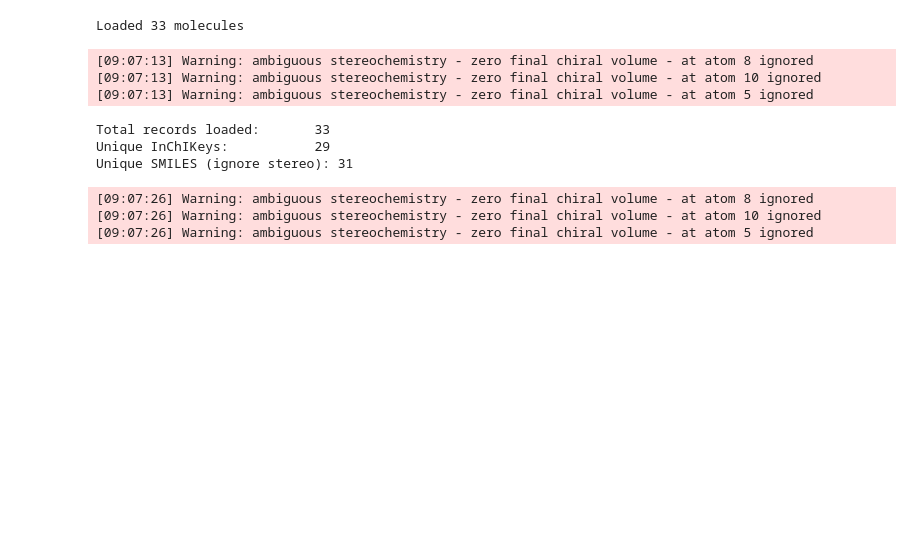
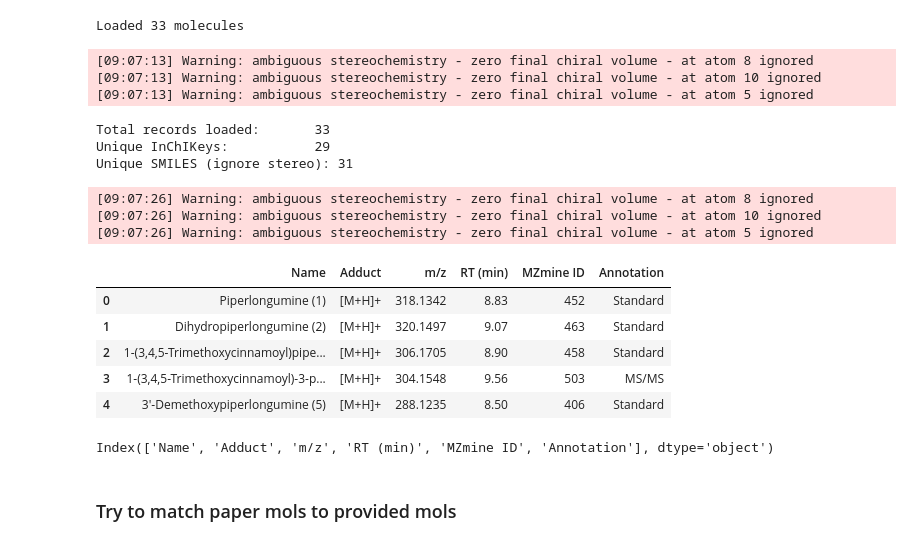
Before and after one commit to pluskal-lab/DreaMS_MIMB, a Jupyter notebook: notebooks/molecules_identification.ipynb, the cells around one changed output. Saved outputs shown, nothing was run; the diff lists cells and outputs as text; code cells hidden in the pictures; blank space fills up the shorter version.

```diff
--- a/notebooks/molecules_identification.ipynb
+++ b/notebooks/molecules_identification.ipynb
@@ -38,0 +42,19 @@ Unique SMILES (ignore stereo): 31
+# %%
+# Replace 'your_file.csv' with the actual file name
+df = pd.read_csv('/Users/macbook/CODE/DreaMS_MIMB/data/molecules/P__fimbriulatum_Alkaloids.csv')
+# %%
+# Preview the first few rows
+df.head()
+# %% [output]
+|  | Name | Adduct | m/z | RT (min) | MZmine ID | Annotation |
+| 0 | Piperlongumine (1) | [M+H]+ | 318.1342 | 8.83 | 452 | Standard |
+| 1 | Dihydropiperlongumine (2) | [M+H]+ | 320.1497 | 9.07 | 463 | Standard |
+| 2 | 1-(3,4,5-Trimethoxycinnamoyl)pipe... | [M+H]+ | 306.1705 | 8.90 | 458 | Standard |
+| 3 | 1-(3,4,5-Trimethoxycinnamoyl)-3-p... | [M+H]+ | 304.1548 | 9.56 | 503 | MS/MS |
+| 4 | 3'-Demethoxypiperlongumine (5) | [M+H]+ | 288.1235 | 8.50 | 406 | Standard |
+# %%
+df.columns
+# %% [output]
+Index(['Name', 'Adduct', 'm/z', 'RT (min)', 'MZmine ID', 'Annotation'], dtype='object')
+# %% [markdown]
+### Try to match paper mols to provided mols
```
Also changed, not shown: parts of 12 cells of this notebook.
